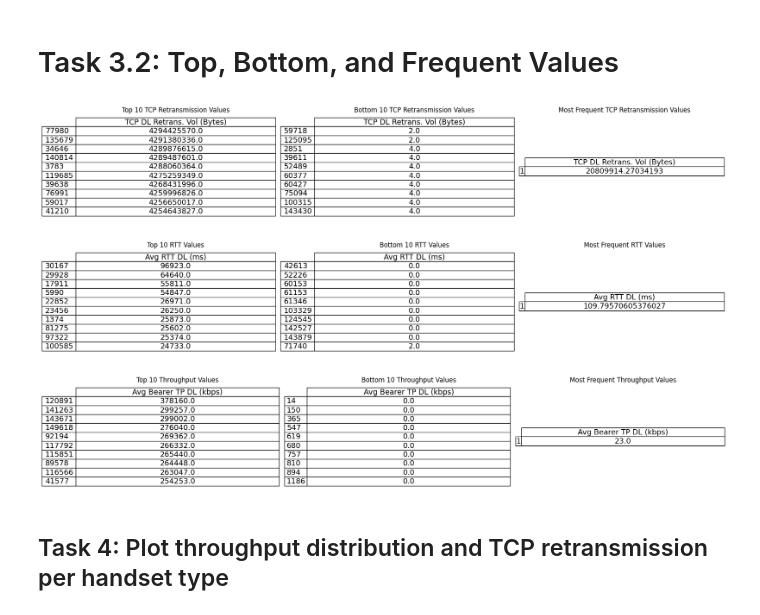
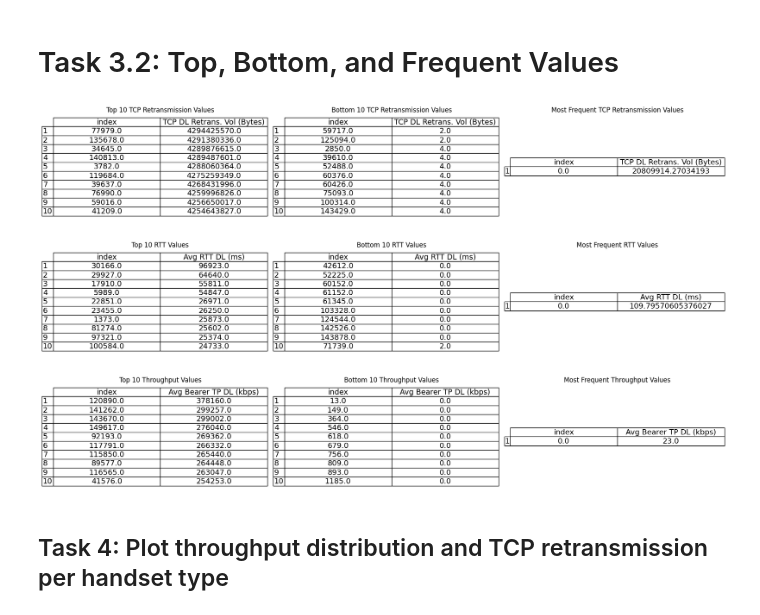
Before and after one commit to habteyesasfaw/TellCo-Telecom-User-Analytics, a Jupyter notebook: notebooks/Telecom_User_Experience_Analytics.ipynb, the cells around one changed output. Drawn from its saved outputs; the diff is of its cells as text; code cells hidden in the pictures.

```diff
--- a/notebooks/Telecom_User_Experience_Analytics.ipynb
+++ b/notebooks/Telecom_User_Experience_Analytics.ipynb
@@ -69,18 +69,9 @@ df_aggregated.head()
 # %% [markdown]
 # Task 3.2: Top, Bottom, and Frequent Values
 # %%
-# Convert Series to DataFrame
-tcp_top = tcp_top.to_frame() if isinstance(tcp_top, pd.Series) else tcp_top
-tcp_bottom = tcp_bottom.to_frame() if isinstance(tcp_bottom, pd.Series) else tcp_bottom
-tcp_frequent = tcp_frequent.to_frame() if isinstance(tcp_frequent, pd.Series) else tcp_frequent
-
-rtt_top = rtt_top.to_frame() if isinstance(rtt_top, pd.Series) else rtt_top
-rtt_bottom = rtt_bottom.to_frame() if isinstance(rtt_bottom, pd.Series) else rtt_bottom
-rtt_frequent = rtt_frequent.to_frame() if isinstance(rtt_frequent, pd.Series) else rtt_frequent
-
-throughput_top = throughput_top.to_frame() if isinstance(throughput_top, pd.Series) else throughput_top
-throughput_bottom = throughput_bottom.to_frame() if isinstance(throughput_bottom, pd.Series) else throughput_bottom
-throughput_frequent = throughput_frequent.to_frame() if isinstance(throughput_frequent, pd.Series) else throughput_frequent
+tcp_top, tcp_bottom, tcp_frequent = get_top_bottom_frequent(df_cleaned, 'TCP DL Retrans. Vol (Bytes)')
+rtt_top, rtt_bottom, rtt_frequent = get_top_bottom_frequent(df_cleaned, 'Avg RTT DL (ms)')
+throughput_top, throughput_bottom, throughput_frequent = get_top_bottom_frequent(df_cleaned, 'Avg Bearer TP DL (kbps)')
 
 # Function to display tables side by side
 def display_side_by_side(*dfs, titles):
@@ -92,39 +83,37 @@ def display_side_by_side(*dfs, titles):
                          rowLabels=df.index + 1,
                          cellLoc='center',
                          loc='center')
         table.auto_set_font_size(False)
         table.set_fontsize(14)
         table.scale(1.2, 1.2)
         ax.set_title(title)
     plt.show()
 
-# Display tables for TCP Retransmission
+# Display tables
 display_side_by_side(
     tcp_top,
     tcp_bottom,
     tcp_frequent,
     titles=["Top 10 TCP Retransmission Values", "Bottom 10 TCP Retransmission Values", "Most Frequent TCP Retransmission Values"]
 )
 
-# Display tables for RTT
 display_side_by_side(
     rtt_top,
     rtt_bottom,
     rtt_frequent,
     titles=["Top 10 RTT Values", "Bottom 10 RTT Values", "Most Frequent RTT Values"]
 )
 
-# Display tables for Throughput
 display_side_by_side(
     throughput_top,
     throughput_bottom,
     throughput_frequent,
     titles=["Top 10 Throughput Values", "Bottom 10 Throughput Values", "Most Frequent Throughput Values"]
 )
 # %% [output]
-[figure, old version]
+[figure, new version]
-[figure, old version]
+[figure, new version]
-[figure, old version]
+[figure, new version]
 # %% [markdown]
 ## Task 4: Plot throughput distribution and TCP retransmission per handset type
 # %%
```
Also changed, not shown: parts of 2 cells of this notebook, 1 other file.
